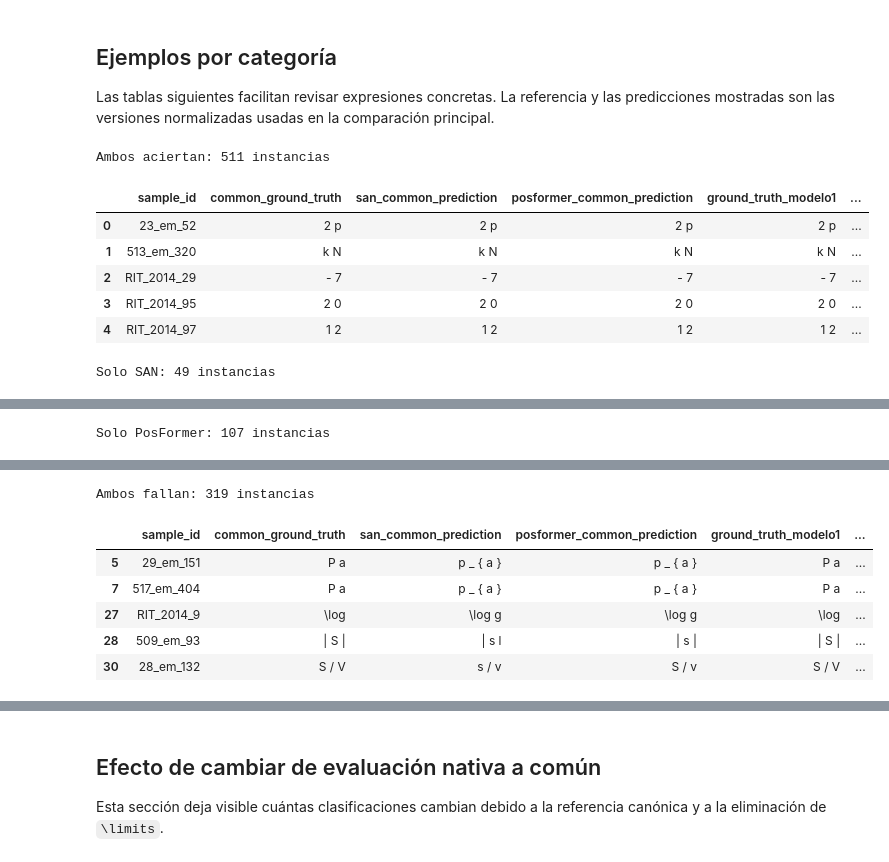
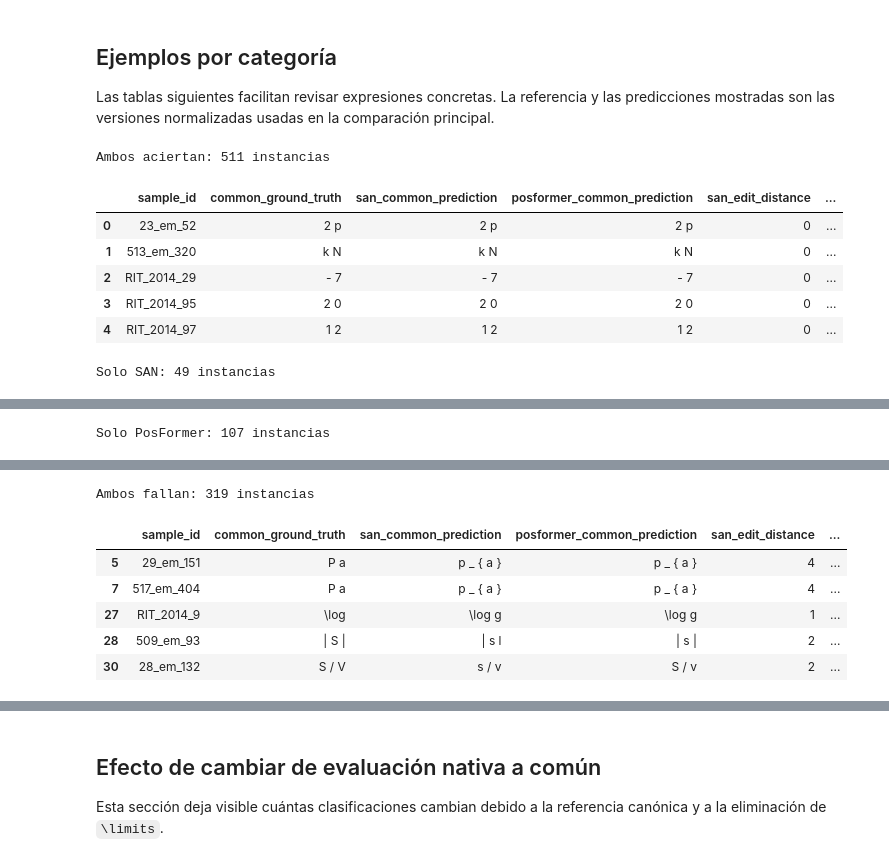
Before and after one commit to CarlossssMora/HMER-Cascade, a Jupyter notebook: Cascada/01_seleccion/comparacion_san_posformer_crohme_2014.ipynb, the cells around one changed output, grey strips where cells are left out. Drawn from its saved outputs; the diff is of its cells as text; code cells hidden in the pictures.

```diff
--- a/Cascada/01_seleccion/comparacion_san_posformer_crohme_2014.ipynb
+++ b/Cascada/01_seleccion/comparacion_san_posformer_crohme_2014.ipynb
@@ -113,10 +140,13 @@ san_params['struct_num'] = 7
 san_params['words'] = san_words
 
 san_model = Backbone(san_params)
-san_state = torch.load(san_params['checkpoint'], map_location='cpu', weights_only=True)
+san_checkpoint = Path(san_params['checkpoint']).resolve()
+san_checkpoint_sha256 = file_sha256(san_checkpoint)
+san_state = torch.load(san_checkpoint, map_location='cpu', weights_only=True)
 san_model.load_state_dict(san_state['model'])
 san_model = san_model.to(DEVICE).eval().requires_grad_(False)
 
-print('SAN cargado:', san_params['checkpoint'])
+print('SAN cargado:', san_checkpoint)
+print('SHA-256 SAN:', san_checkpoint_sha256)
 print(f'Parámetros SAN: {sum(p.numel() for p in san_model.parameters()):,}')
 # %% [output]
@@ -133,12 +163,14 @@ from Pos_Former.datamodule import vocab
 pos_checkpoints = sorted((POS_ROOT / 'lightning_logs' / 'version_0' / 'checkpoints').glob('*.ckpt'))
 if not pos_checkpoints:
     raise FileNotFoundError('No se encontró un checkpoint de PosFormer.')
-pos_checkpoint = next((path for path in pos_checkpoints if path.name == 'best.ckpt'), pos_checkpoints[0])
+pos_checkpoint = next((path for path in pos_checkpoints if path.name == 'best.ckpt'), pos_checkpoints[0]).resolve()
+pos_checkpoint_sha256 = file_sha256(pos_checkpoint)
 pos_model = LitPosFormer.load_from_checkpoint(str(pos_checkpoint), map_location='cpu')
 pos_model = pos_model.to(DEVICE).eval().requires_grad_(False)
 torch.cuda.synchronize()
 
 print('PosFormer cargado:', pos_checkpoint)
+print('SHA-256 PosFormer:', pos_checkpoint_sha256)
 print(f'Parámetros PosFormer: {sum(p.numel() for p in pos_model.parameters()):,}')
 print(f'VRAM asignada con ambos modelos: {torch.cuda.memory_allocated() / 1024**2:.2f} MiB')
 # %% [output]
@@ -234,6 +267,19 @@ def normalize_spaces(text):
 def normalize_common(text):
     return ' '.join(token for token in str(text).split() if token != r'\limits')
 
+def token_edit_distance(reference_tokens, prediction_tokens):
+    previous = list(range(len(prediction_tokens) + 1))
+    for row_index, reference_token in enumerate(reference_tokens, start=1):
+        current = [row_index]
+        for column_index, prediction_token in enumerate(prediction_tokens, start=1):
+            current.append(min(
+                current[-1] + 1,
+                previous[column_index] + 1,
+                previous[column_index - 1] + (reference_token != prediction_token),
+            ))
+        previous = current
+    return previous[-1]
+
 def classify(san_correct, pos_correct):
     if san_correct and pos_correct:
         return 'Ambos aciertan'
@@ -312,8 +358,11 @@ for index, sample_id in enumerate(sample_ids, start=1):
         common_ground_truth = normalize_common(captions_m2[sample_id])
         san_common_prediction = normalize_common(san_prediction)
         pos_common_prediction = normalize_common(pos_prediction)
-        san_common_correct = san_common_prediction == common_ground_truth
-        pos_common_correct = pos_common_prediction == common_ground_truth
+        common_ground_truth_tokens = common_ground_truth.split()
+        san_edit_distance = token_edit_distance(common_ground_truth_tokens, san_common_prediction.split())
+        posformer_edit_distance = token_edit_distance(common_ground_truth_tokens, pos_common_prediction.split())
+        san_common_correct = san_edit_distance == 0
+        pos_common_correct = posformer_edit_distance == 0
 
         row.update({
             'posformer_height': pos_height, 'posformer_width': pos_width,
@@ -325,8 +374,15 @@ for index, sample_id in enumerate(sample_ids, start=1):
             'common_ground_truth': common_ground_truth,
             'san_common_prediction': san_common_prediction,
             'posformer_common_prediction': pos_common_prediction,
+            'common_reference_token_count': len(common_ground_truth_tokens),
+            'san_edit_distance': san_edit_distance,
+            'posformer_edit_distance': posformer_edit_distance,
             'san_common_correct': int(san_common_correct),
             'posformer_common_correct': int(pos_common_correct),
+            'san_edit_distance_le_1': int(san_edit_distance <= 1),
+            'posformer_edit_distance_le_1': int(posformer_edit_distance <= 1),
+            'san_edit_distance_le_2': int(san_edit_distance <= 2),
+            'posformer_edit_distance_le_2': int(posformer_edit_distance <= 2),
             'common_outcome': classify(san_common_correct, pos_common_correct),
         })
     except Exception as exc:
@@ -492,7 +590,8 @@ Las tablas siguientes facilitan revisar expresiones concretas. La referencia y l
 # %%
 example_columns = [
     'sample_id', 'common_ground_truth', 'san_common_prediction',
-    'posformer_common_prediction', 'ground_truth_modelo1', 'ground_truth_modelo2',
+    'posformer_common_prediction', 'san_edit_distance', 'posformer_edit_distance',
+    'ground_truth_modelo1', 'ground_truth_modelo2',
 ]
 for category in category_order:
     subset = valid.loc[valid['common_outcome'] == category, example_columns].head(EXAMPLES_PER_CATEGORY)
@@ -500,10 +599,10 @@ for category in category_order:
     display(subset.style.set_properties(**{'text-align': 'left'}))
 # %% [output]
 Ambos aciertan: 511 instancias
-|  | sample_id | common_ground_truth | san_common_prediction | posformer_common_prediction | ground_truth_modelo1 | ... |
-| 0 | 23_em_52 | 2 p | 2 p | 2 p | 2 p | ... |
-| 1 | 513_em_320 | k N | k N | k N | k N | ... |
-| 2 | RIT_2014_29 | - 7 | - 7 | - 7 | - 7 | ... |
-| 3 | RIT_2014_95 | 2 0 | 2 0 | 2 0 | 2 0 | ... |
-| 4 | RIT_2014_97 | 1 2 | 1 2 | 1 2 | 1 2 | ... |
+|  | sample_id | common_ground_truth | san_common_prediction | posformer_common_prediction | san_edit_distance | ... |
+| 0 | 23_em_52 | 2 p | 2 p | 2 p | 0 | ... |
+| 1 | 513_em_320 | k N | k N | k N | 0 | ... |
+| 2 | RIT_2014_29 | - 7 | - 7 | - 7 | 0 | ... |
+| 3 | RIT_2014_95 | 2 0 | 2 0 | 2 0 | 0 | ... |
+| 4 | RIT_2014_97 | 1 2 | 1 2 | 1 2 | 0 | ... |
 Solo SAN: 49 instancias
@@ -523,10 +622,10 @@ Solo PosFormer: 107 instancias
 Ambos fallan: 319 instancias
-|  | sample_id | common_ground_truth | san_common_prediction | posformer_common_prediction | ground_truth_modelo1 | ... |
-| 5 | 29_em_151 | P a | p _ { a } | p _ { a } | P a | ... |
-| 7 | 517_em_404 | P a | p _ { a } | p _ { a } | P a | ... |
-| 27 | RIT_2014_9 | \log | \log g | \log g | \log | ... |
-| 28 | 509_em_93 | | S | | | s l | | s | | | S | | ... |
-| 30 | 28_em_132 | S / V | s / v | S / v | S / V | ... |
+|  | sample_id | common_ground_truth | san_common_prediction | posformer_common_prediction | san_edit_distance | ... |
+| 5 | 29_em_151 | P a | p _ { a } | p _ { a } | 4 | ... |
+| 7 | 517_em_404 | P a | p _ { a } | p _ { a } | 4 | ... |
+| 27 | RIT_2014_9 | \log | \log g | \log g | 1 | ... |
+| 28 | 509_em_93 | | S | | | s l | | s | | 2 | ... |
+| 30 | 28_em_132 | S / V | s / v | S / v | 2 | ... |
 # %%
 # Muestra una imagen representativa de cada categoría disponible.
 representatives = []
```
Also changed, not shown: parts of 11 cells of this notebook, 36 other files.
